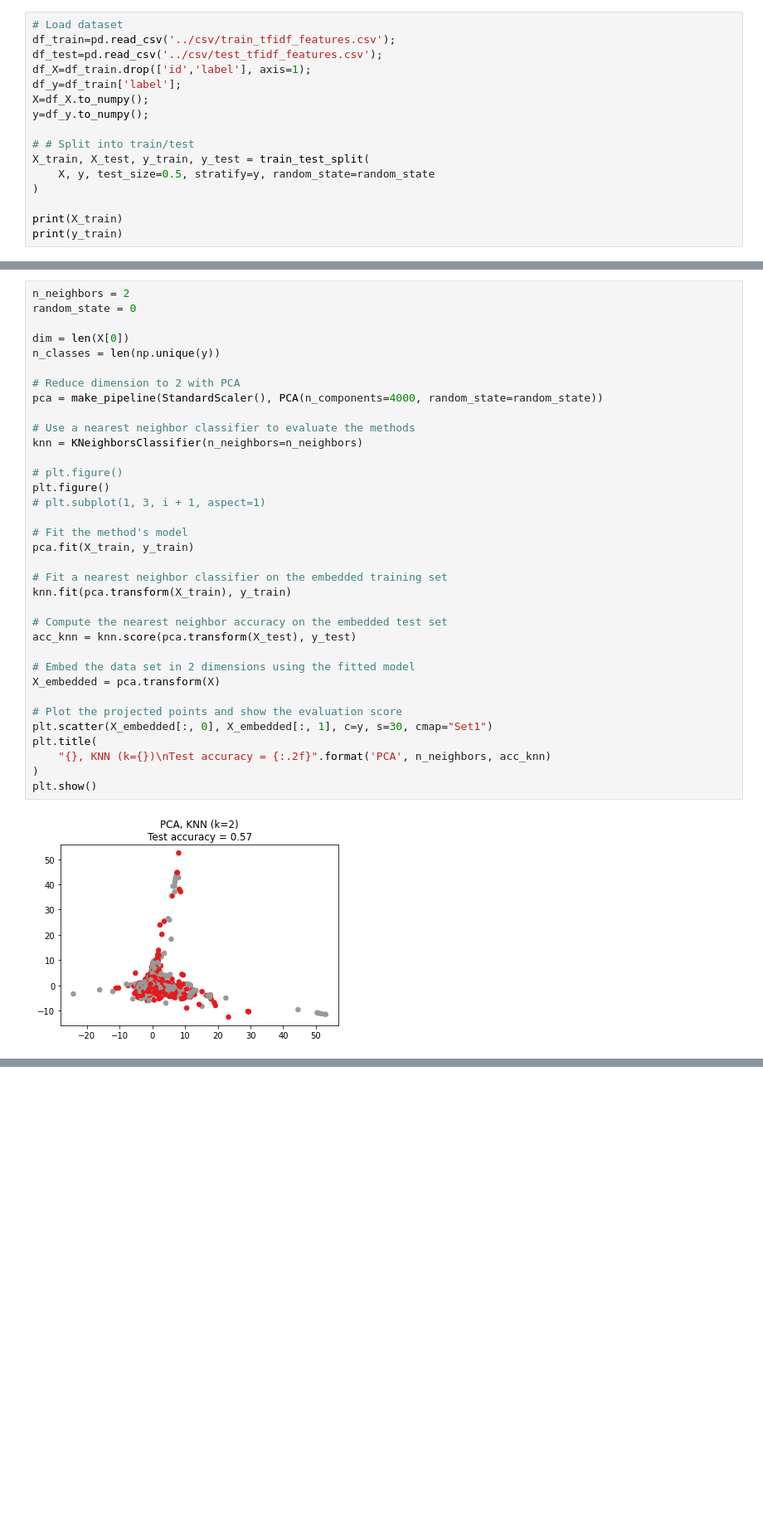
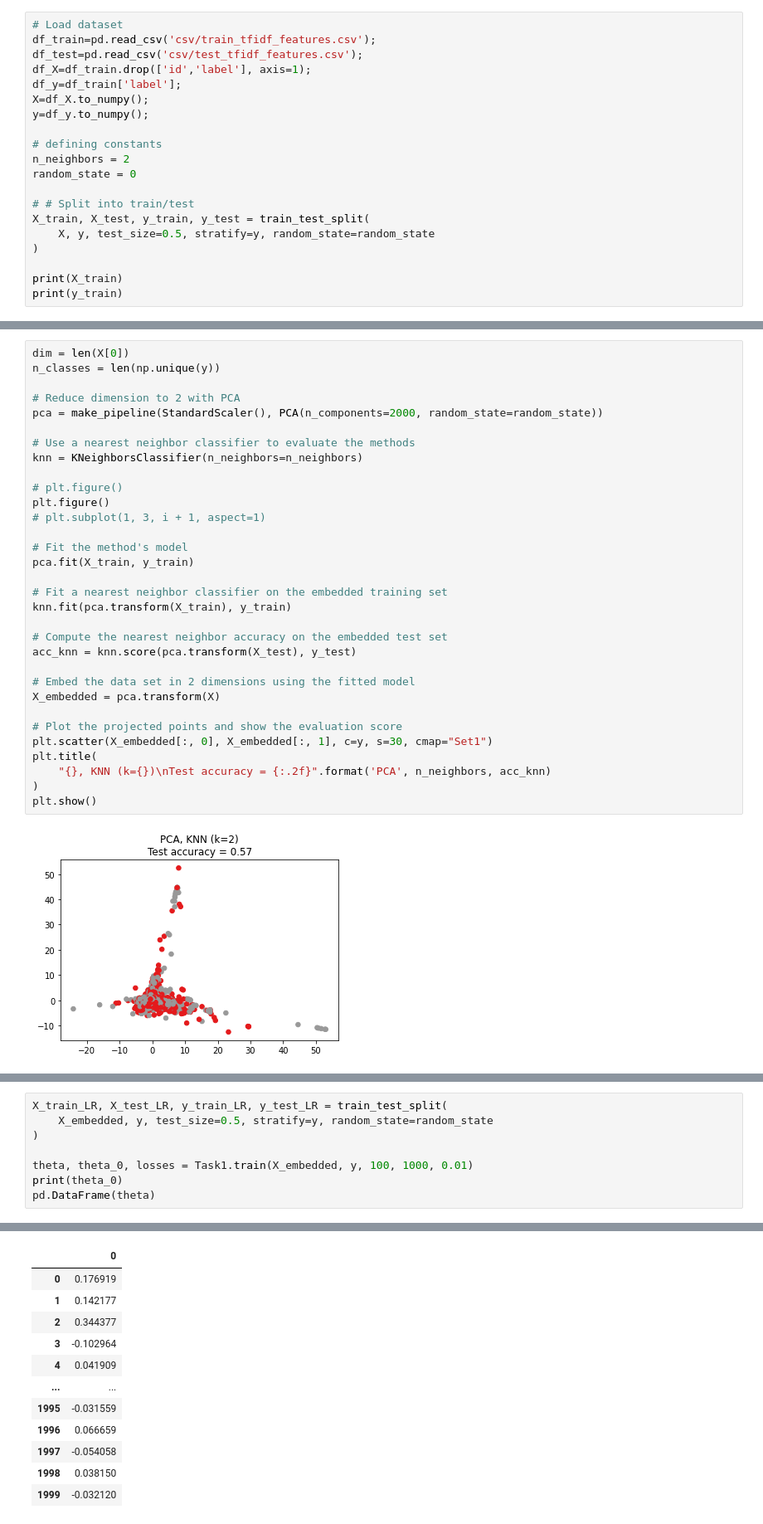
Before and after one commit to xl-Mu/50.007-Imagine-Losing-Project, a Jupyter notebook: plot_nca_dim_reduction.ipynb, the cells around one changed output, grey strips where cells are left out. Shown: that part at 83% size. Saved outputs shown, nothing was run; the diff lists cells and outputs as text; blank space fills up the shorter version.

```diff
--- a/plot_nca_dim_reduction.ipynb
+++ b/plot_nca_dim_reduction.ipynb
@@ -39,12 +39,16 @@ from sklearn.pipeline import make_pipeline
 from sklearn.preprocessing import StandardScaler
 # %%
 # Load dataset
-df_train=pd.read_csv('../csv/train_tfidf_features.csv');
-df_test=pd.read_csv('../csv/test_tfidf_features.csv');
+df_train=pd.read_csv('csv/train_tfidf_features.csv');
+df_test=pd.read_csv('csv/test_tfidf_features.csv');
 df_X=df_train.drop(['id','label'], axis=1);
 df_y=df_train['label'];
 X=df_X.to_numpy();
 y=df_y.to_numpy();
+
+# defining constants
+n_neighbors = 2
+random_state = 0
 
 # # Split into train/test
 X_train, X_test, y_train, y_test = train_test_split(
@@ -66,12 +69,9 @@ print(y_train)
 # %%
-n_neighbors = 2
-random_state = 0
-
 dim = len(X[0])
 n_classes = len(np.unique(y))
 
 # Reduce dimension to 2 with PCA
-pca = make_pipeline(StandardScaler(), PCA(n_components=4000, random_state=random_state))
+pca = make_pipeline(StandardScaler(), PCA(n_components=2000, random_state=random_state))
 
 # Use a nearest neighbor classifier to evaluate the methods
 knn = KNeighborsClassifier(n_neighbors=n_neighbors)
@@ -102,0 +108,9 @@ plt.show()
+# %%
+X_train_LR, X_test_LR, y_train_LR, y_test_LR = train_test_split(
+    X_embedded, y, test_size=0.5, stratify=y, random_state=random_state
+)
+
+theta, theta_0, losses = Task1.train(X_embedded, y, 100, 1000, 0.01)
+print(theta_0)
+pd.DataFrame(theta)
+# %% [output]
@@ -102,0 +118,12 @@ plt.show()
+|  | 0 |
+| 0 | 0.176919 |
+| 1 | 0.142177 |
+| 2 | 0.344377 |
+| 3 | -0.102964 |
+| 4 | 0.041909 |
+| ... | ... |
+| 1995 | -0.031559 |
+| 1996 | 0.066659 |
+| 1997 | -0.054058 |
+| 1998 | 0.038150 |
+| 1999 | -0.032120 |
```
Also changed, not shown: parts of 5 cells of this notebook, 28 other files.
